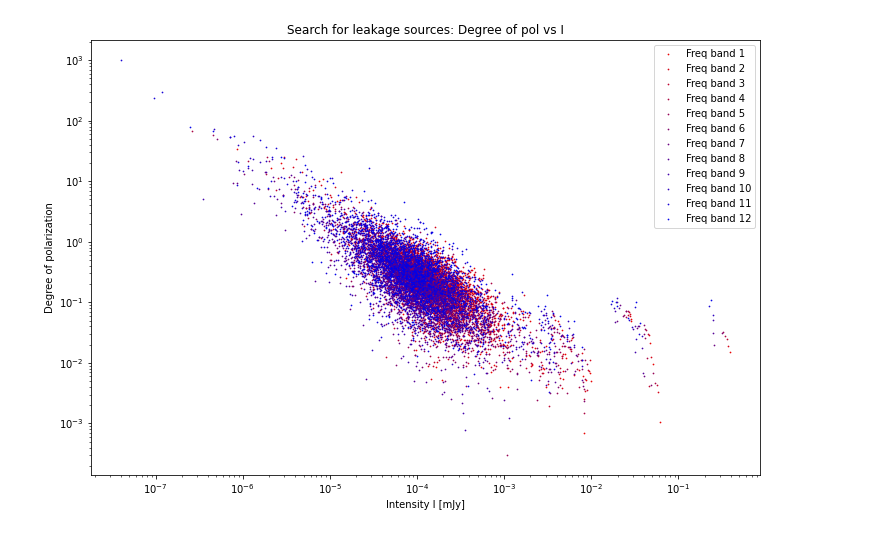
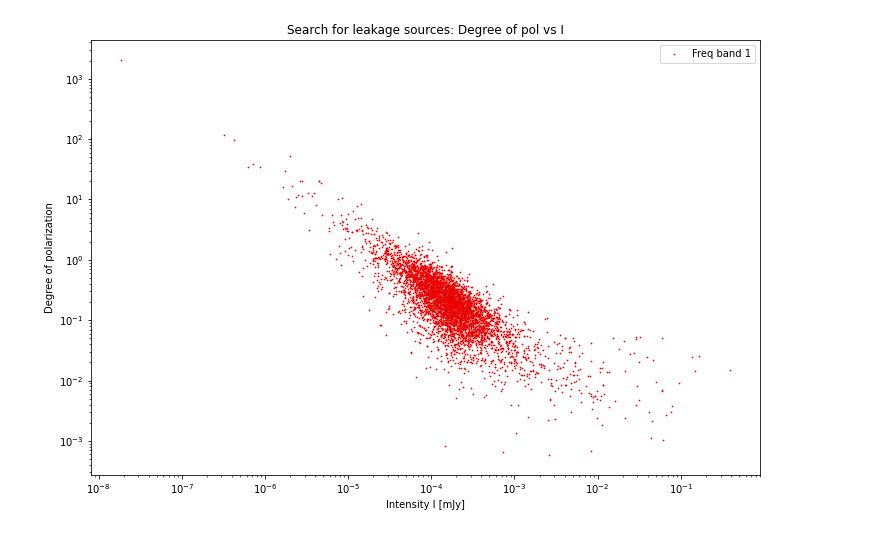
Before and after one commit to Woutmg/Meerkat_FracPol_New, a Jupyter notebook: Fluxgetter_BDSF.ipynb, the cells around one changed output. Drawn from its saved outputs; the diff is of its cells as text; code cells hidden in the pictures.

```diff
--- a/Fluxgetter_BDSF.ipynb
+++ b/Fluxgetter_BDSF.ipynb
@@ -50,7 +50,7 @@ rsl = fits.open(get_pkg_data_filename(directory_local+'Abell85_catalog_BDSF_rsl.
 mask = np.load('testmask.npy')
 # %%
 start = time.time()
-source_num = 989#len(rsl)
+source_num = len(rsl)
 flux_measurements_I = np.zeros((12, source_num))
 flux_measurements_Q = np.zeros((12, source_num))
 flux_measurements_U = np.zeros((12, source_num))
@@ -59,7 +59,7 @@ for i in range(12):
     hdul_image = fits.open(directory_univ_I+'Abell_85_I_plane_freq'+str(i+1)+'.fits')
     for n in tqdm.tqdm(range(source_num)):#range(len(rsl))):
         measurement = flux.integratedflux(directory_local+'Abell_85_I_plane_freq'+str(i+1)+'.fits'\
-                                          , np.invert(mask), rsl, 5*n, hdul=hdul_image)
+                                          , np.invert(mask), rsl, n, hdul=hdul_image)
         flux_measurements_I[i,n] = measurement
     hdul_image.close()
 print('I is done.')
@@ -68,7 +68,7 @@ for i in range(12):
     hdul_image = fits.open(directory_univ_Q+'Abell_85_Q_plane_freq'+str(i+1)+'.fits')
     for n in tqdm.tqdm(range(source_num)):#range(len(rsl))):
         measurement = flux.integratedflux(directory_local+'Abell_85_Q_plane_freq'+str(i+1)+'.fits'\
-                                          , np.invert(mask), rsl, 5*n, hdul=hdul_image)
+                                          , np.invert(mask), rsl, n, hdul=hdul_image)
         flux_measurements_Q[i,n] = measurement
     hdul_image.close()
 print('Q is done.')
@@ -77,13 +77,19 @@ for i in range(12):
     hdul_image = fits.open(directory_univ_U+'Abell_85_U_plane_freq'+str(i+1)+'.fits')
     for n in tqdm.tqdm(range(source_num)):#range(len(rsl))):
         measurement = flux.integratedflux(directory_local+'Abell_85_U_plane_freq'+str(i+1)+'.fits'\
-                                          , np.invert(mask), rsl, 5*n, hdul=hdul_image)
+                                          , np.invert(mask), rsl, n, hdul=hdul_image)
         flux_measurements_U[i,n] = measurement
     hdul_image.close()
 print('U is done.')
 
 end = time.time()
 print("The time of execution of above program is :", end-start)
+
+savedir =r'/net/vdesk/data2/GoesaertW/Meerkat_Data/Abell_85/Photometry_BDSF/'
+
+np.save(savedir+'Abell85_BDSF_I.npy', flux_measurements_I)
+np.save(savedir+'Abell85_BDSF_Q.npy', flux_measurements_Q)
+np.save(savedir+'Abell85_BDSF_U.npy', flux_measurements_U)
 # %% [output]
 I is done.
 Q is done.
@@ -96,7 +102,7 @@ Pol_Angles = 0.5*np.arctan(flux_measurements_U/flux_measurements_Q)
 plt.figure(figsize=(10,6))
 plt.title('Measured fluxes in I')
 for n in range(12):
-    plt.scatter((n+1)*np.ones(source_num), flux_measurements_I[n,:], color=((11-n)/12,0,n/12), label='Freq band '+str(n+1), alpha=0.01)
+    plt.scatter((n+1)*np.ones(source_num), flux_measurements_I[n,:], color=((11-n)/12,0,n/12), label='Freq band '+str(n+1), alpha=0.005)
     plt.xlabel('Frequency band')
 plt.ylabel('Intensity I [mJy]')
 #plt.yscale('log')
@@ -109,7 +115,7 @@ plt.show()
 plt.figure(figsize=(10,6))
 plt.title('Measured fluxes in Q')
 for n in range(12):
-    plt.scatter((n+1)*np.ones(source_num), flux_measurements_Q[n,:], color=((11-n)/12,0,n/12), label='Freq band '+str(n+1), alpha=0.01)
+    plt.scatter((n+1)*np.ones(source_num), flux_measurements_Q[n,:], color=((11-n)/12,0,n/12), label='Freq band '+str(n+1), alpha=0.005)
     plt.xlabel('Frequency band')
 plt.ylabel('Intensity Q [mJy]')
 #plt.xlim(1e-6, 1e-3)
@@ -120,7 +126,7 @@ plt.show()
 plt.figure(figsize=(10,6))
 plt.title('Measured fluxes in U')
 for n in range(12):
-    plt.scatter((n+1)*np.ones(source_num), flux_measurements_U[n,:], color=((11-n)/12,0,n/12), label='Freq band '+str(n+1), alpha=0.01)
+    plt.scatter((n+1)*np.ones(source_num), flux_measurements_U[n,:], color=((11-n)/12,0,n/12), label='Freq band '+str(n+1), alpha=0.005)
     plt.xlabel('Frequency band')
 plt.ylabel('Intensity U [mJy]')
 #plt.xlim(1e-6, 1e-3)
@@ -134,18 +140,18 @@ plt.show()
 # %%
 plt.figure(figsize=(12,8))
 plt.title('Search for leakage sources: Degree of pol vs I')
-for n in range(12):
+for n in range(1):
     plt.scatter(flux_measurements_I[n], Linpol[n]/flux_measurements_I[n], color=((11-n)/12,0,n/12), label='Freq band '+str(n+1), s=0.5)
 plt.xlabel('Intensity I [mJy]')
 plt.ylabel('Degree of polarization')
 plt.yscale('log')
 plt.xscale('log')
 #plt.xlim(1e-6, 1e-3)
 #plt.ylim(1e-2, 1e2)
 plt.legend()
 plt.show()
 # %% [output]
-[figure, old version]
+[figure, new version]
 # %%
 warnings.filterwarnings('ignore', category=AstropyWarning, append=True)
 mask = flux.mask_regions(directory_local+'Abell_85_I_plane_freq1.fits', region_name,'/data2/goesaert/testmask.fits', maskoutside=False)
```
Also changed, not shown: parts of 3 cells of this notebook, 10 other files.
